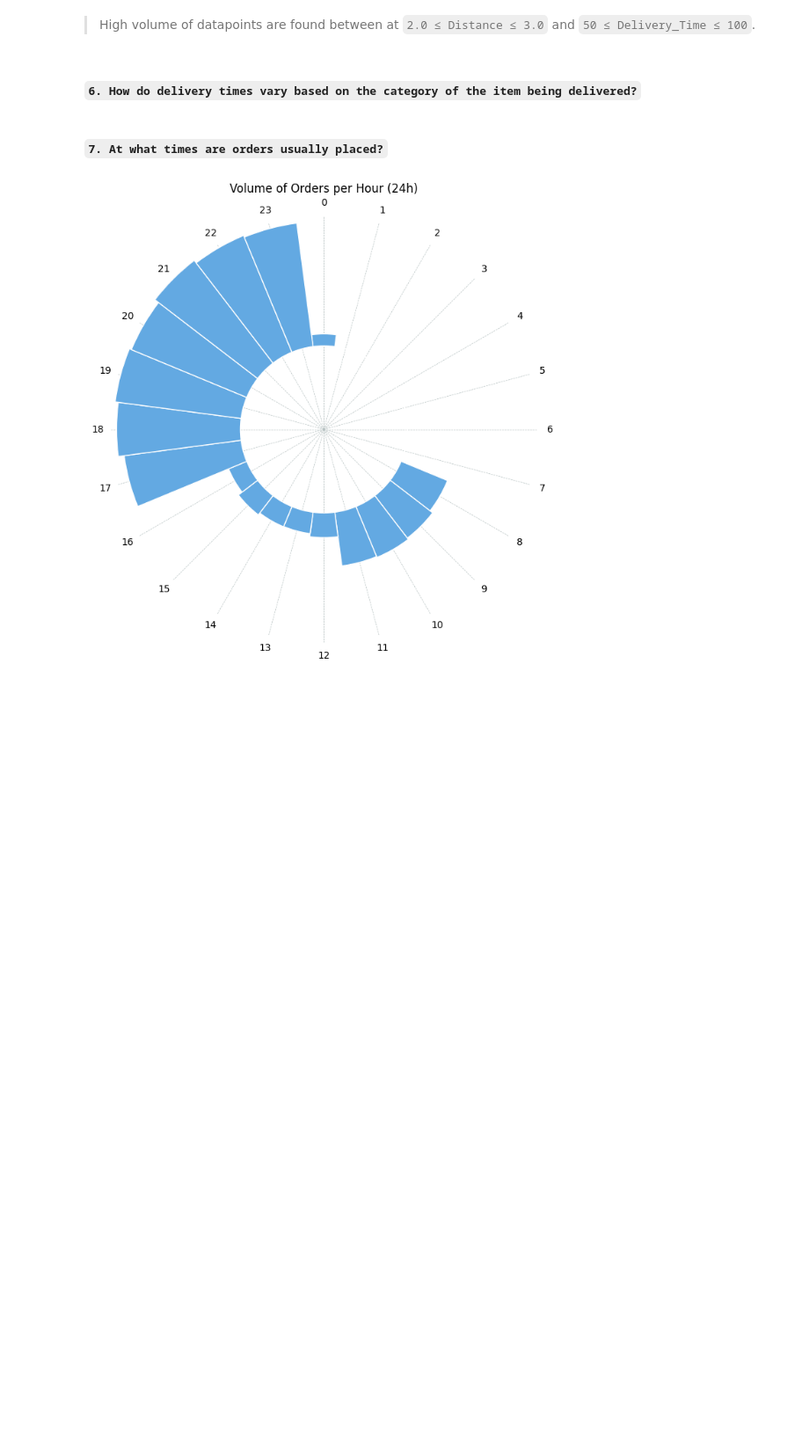
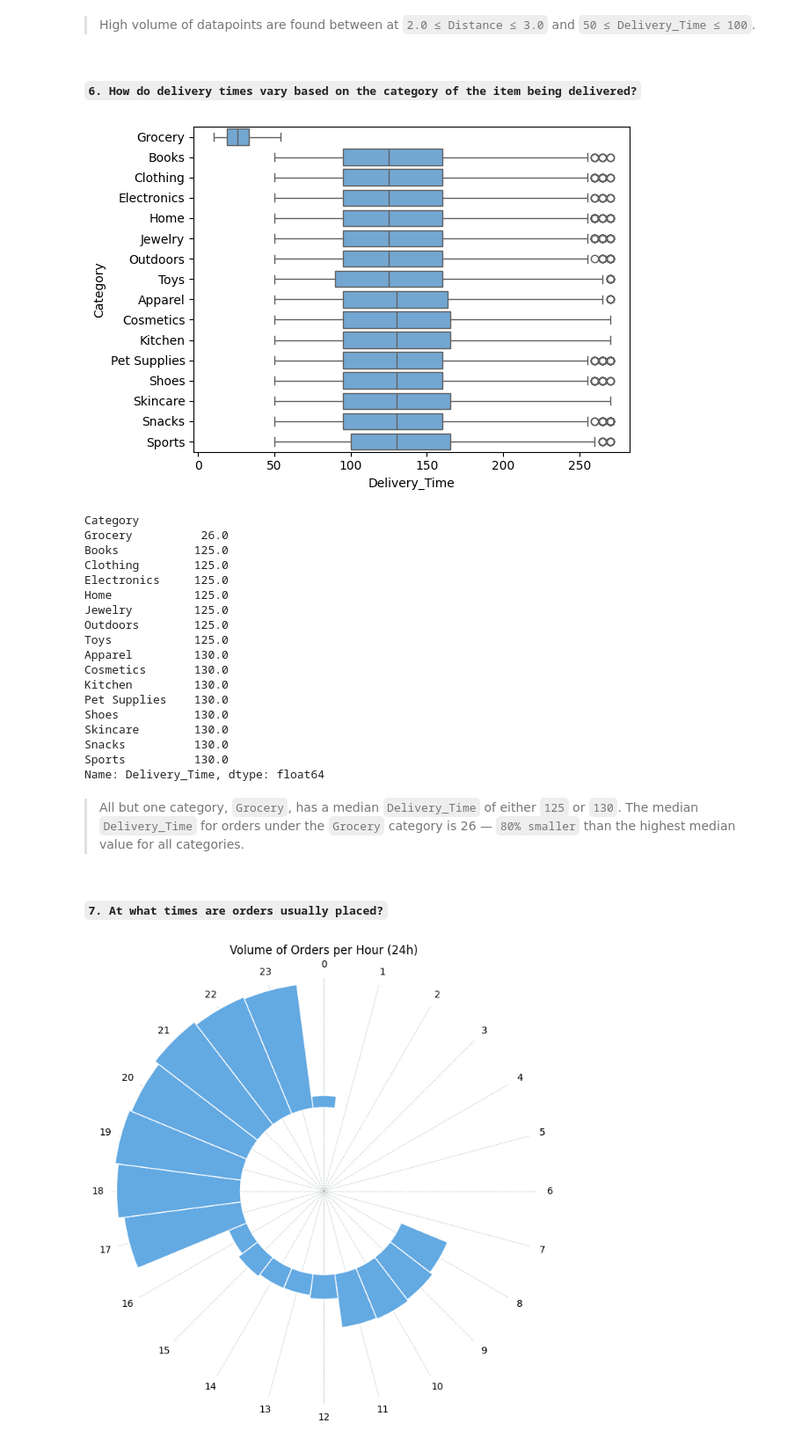
Before and after one commit to stacruzmiguel/amazon-data-analysis, a Jupyter notebook: ipynb/2-fresh.ipynb, the cells around one changed output. Shown: that part at 88% size. Cells and saved outputs as stored; diff of their text form; code cells hidden in the pictures; blank space fills up the shorter version.

```diff
--- a/ipynb/2-fresh.ipynb
+++ b/ipynb/2-fresh.ipynb
@@ -271,6 +272,38 @@ plt.show()
 > High volume of datapoints are found between at `2.0 ≤ Distance ≤ 3.0` and `50 ≤ Delivery_Time ≤ 100`.
 # %% [markdown]
 #### `6. How do delivery times vary based on the category of the item being delivered?`
+# %%
+sorter = df.groupby('Category')['Delivery_Time'].median().sort_values(ascending=True).index.tolist()
+df['Category'] = pd.Categorical(df['Category'], categories=sorter, ordered=True)
+df_sorted = df.sort_values(by = 'Category')
+
+plt.figure()
+sns.boxplot(data = df_sorted, x = 'Delivery_Time', y = 'Category', color = '#63a9e2')
+plt.show()
+
+df.groupby('Category', observed=True)['Delivery_Time'].median().sort_values(ascending=True)
+# %% [output]
+[figure, added]
+Category
+Grocery          26.0
+Books           125.0
+Clothing        125.0
+Electronics     125.0
+Home            125.0
+Jewelry         125.0
+Outdoors        125.0
+Toys            125.0
+Apparel         130.0
+Cosmetics       130.0
+Kitchen         130.0
+Pet Supplies    130.0
+Shoes           130.0
+Skincare        130.0
+Snacks          130.0
+Sports          130.0
+Name: Delivery_Time, dtype: float64
+# %% [markdown]
+> All but one category, `Grocery`, has a median `Delivery_Time` of either `125` or `130`. The median `Delivery_Time` for orders under the `Grocery` category is 26 — `80% smaller` than the highest median value for all categories.
 # %% [markdown]
 #### `7. At what times are orders usually placed?`
 # %%
```
Also changed, not shown: parts of 25 cells of this notebook.
